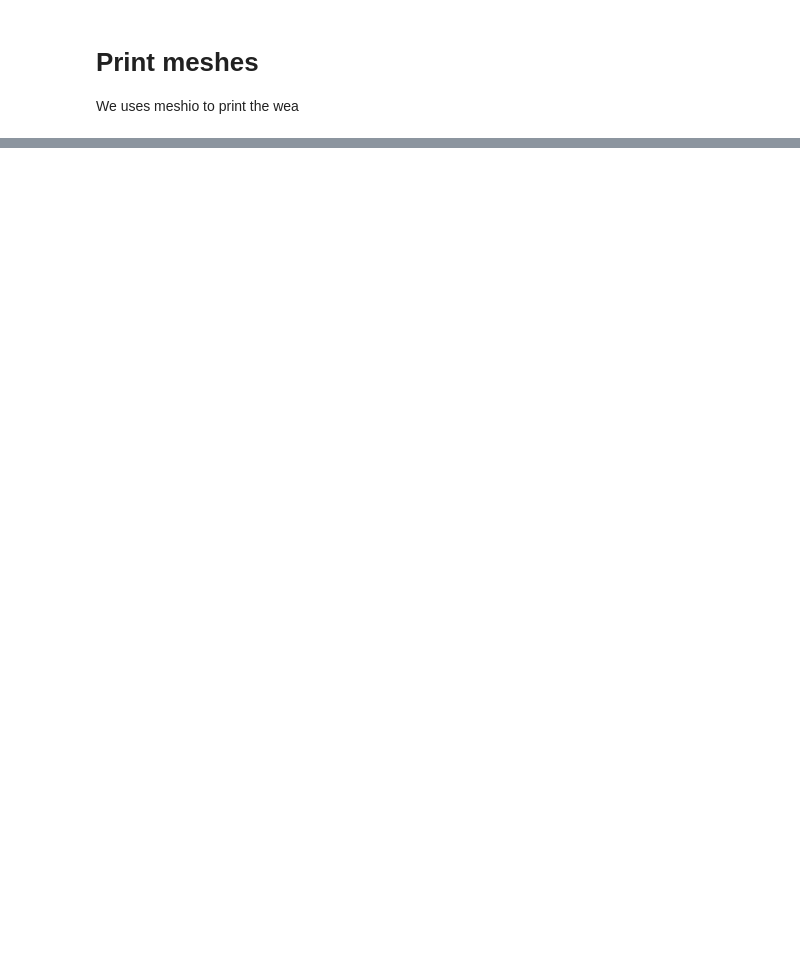
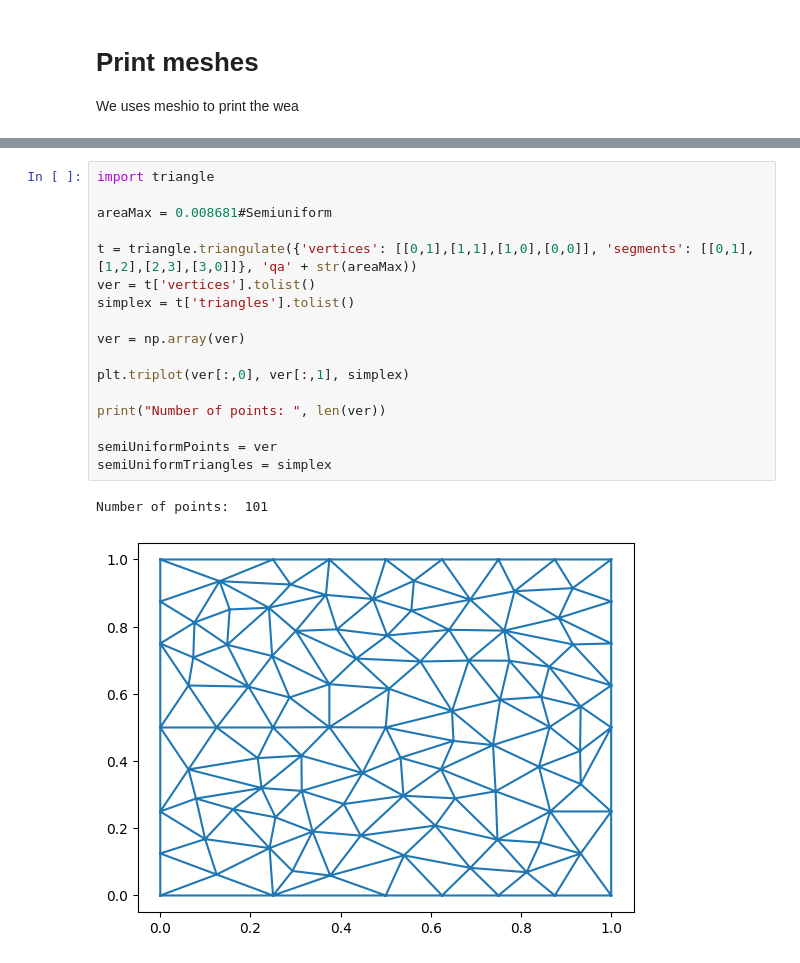
Before and after one commit to ssalinasfe/GPolylla, a Jupyter notebook: experiments/experiment.ipynb, the cells around one changed output, grey strips where cells are left out. Cells and saved outputs as stored; diff of their text form; blank space fills up the shorter version.

```diff
--- a/experiments/experiment.ipynb
+++ b/experiments/experiment.ipynb
@@ -118,0 +224,20 @@ meshio.read("1000002_poisson.off")
+# %%
+import triangle
+
+areaMax = 0.008681#Semiuniform
+
+t = triangle.triangulate({'vertices': [[0,1],[1,1],[1,0],[0,0]], 'segments': [[0,1],[1,2],[2,3],[3,0]]}, 'qa' + str(areaMax))
+ver = t['vertices'].tolist()
+simplex = t['triangles'].tolist()
+
+ver = np.array(ver)
+
+plt.triplot(ver[:,0], ver[:,1], simplex)
+
+print("Number of points: ", len(ver))
+
+semiUniformPoints = ver
+semiUniformTriangles = simplex
+# %% [output]
+Number of points:  101
+[figure, added]
```
Also changed, not shown: parts of 9 cells of this notebook, 1 other file.
